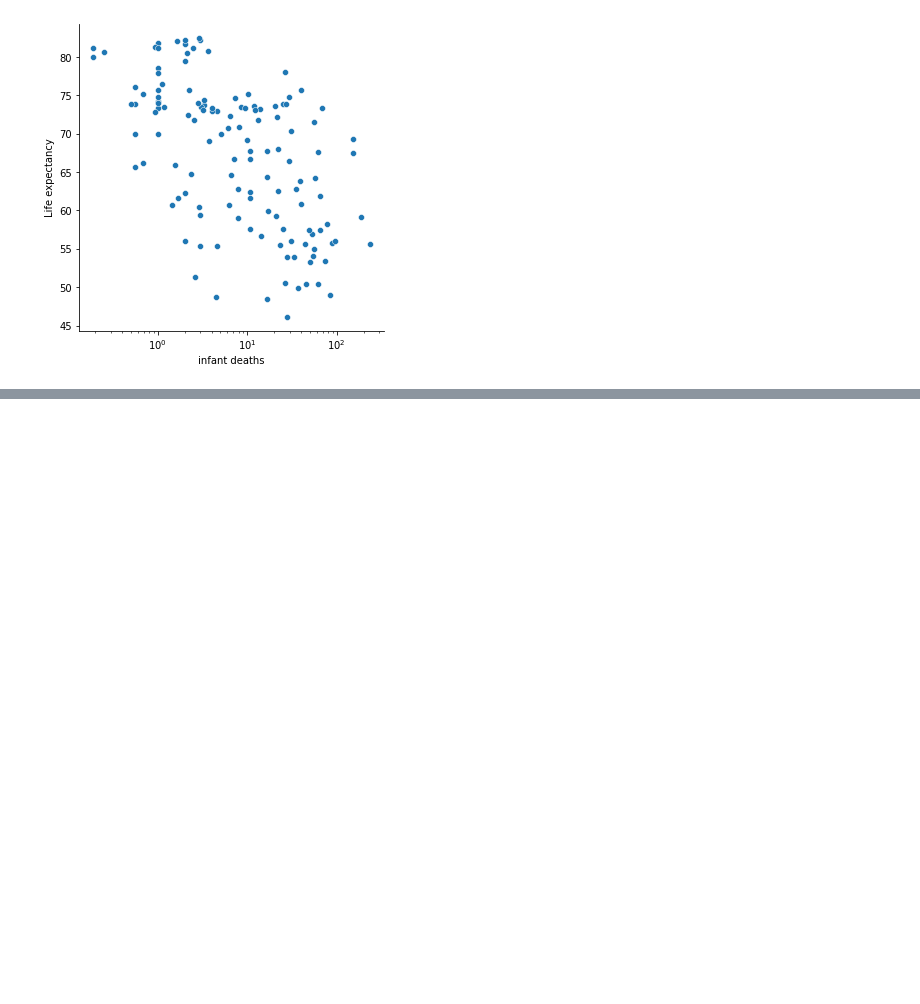
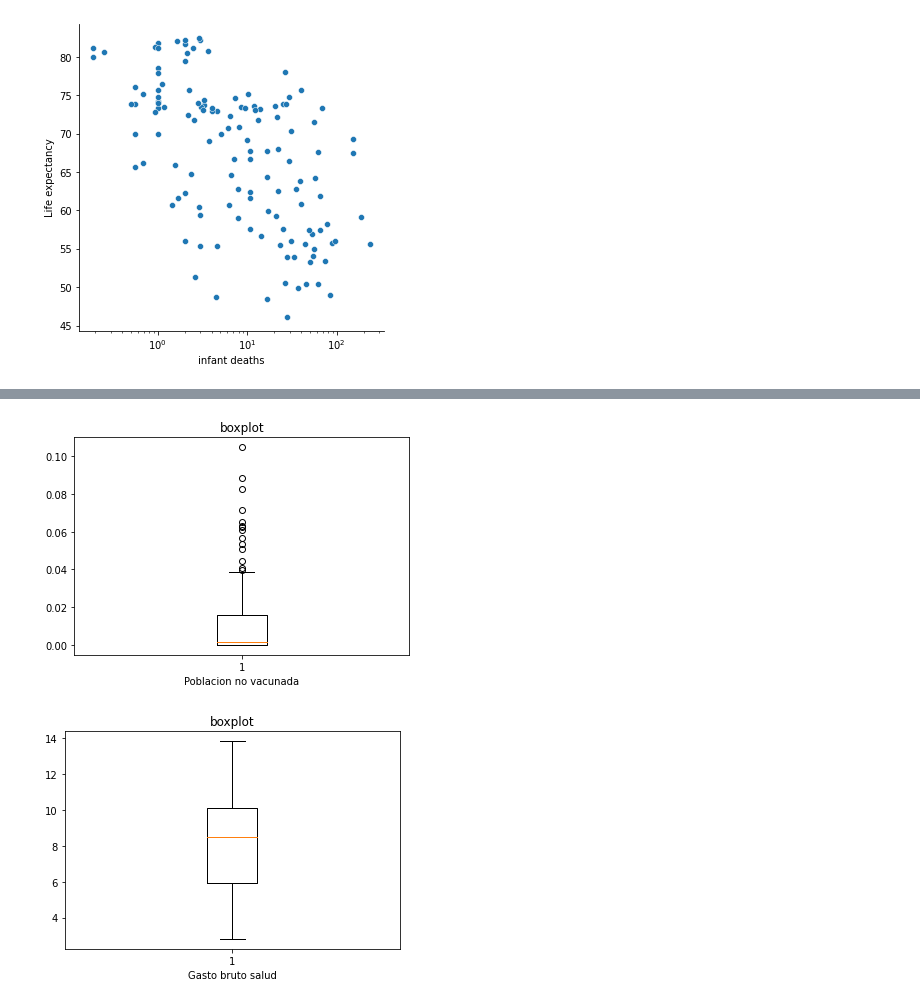
Before and after one commit to iglosiggio/metnum-tp3, a Jupyter notebook: notebooks/analisis_exploratorio_de_datos.ipynb, the cells around one changed output, grey strips where cells are left out. Drawn from its saved outputs; the diff is of its cells as text; code cells hidden in the pictures; blank space fills up the shorter version.

```diff
--- a/notebooks/analisis_exploratorio_de_datos.ipynb
+++ b/notebooks/analisis_exploratorio_de_datos.ipynb
@@ -350,0 +402,15 @@ print(tablita.to_latex(index=False))
+# %%
+plt.boxplot(df['Poblacion no vacunada'][~np.isnan(df['Poblacion no vacunada'])])
+plt.xlabel('Poblacion no vacunada')
+plt.title('boxplot')
+plt.savefig('boxplot_Poblacion_no_acunada.pdf')
+plt.show()
+
+plt.boxplot(df['Gasto bruto salud'][~np.isnan(df['Gasto bruto salud'])])
+plt.xlabel('Gasto bruto salud')
+plt.title('boxplot')
+plt.savefig('boxplot_Gasto_bruto_salud.pdf')
+plt.show()
+# %% [output]
+[figure, added]
+[figure, added]
```
Also changed, not shown: parts of 11 cells of this notebook.
